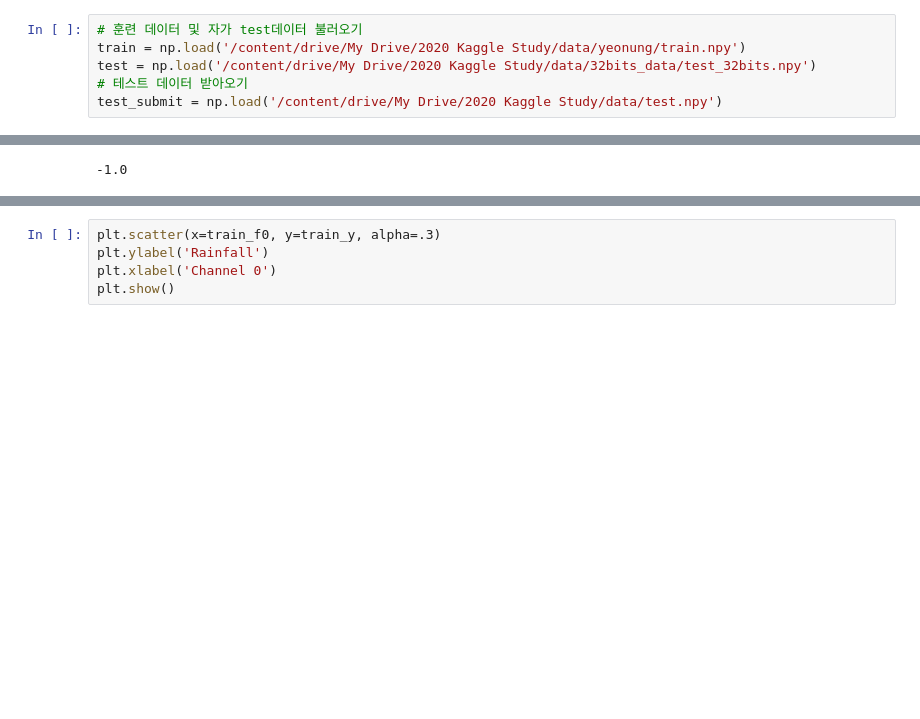
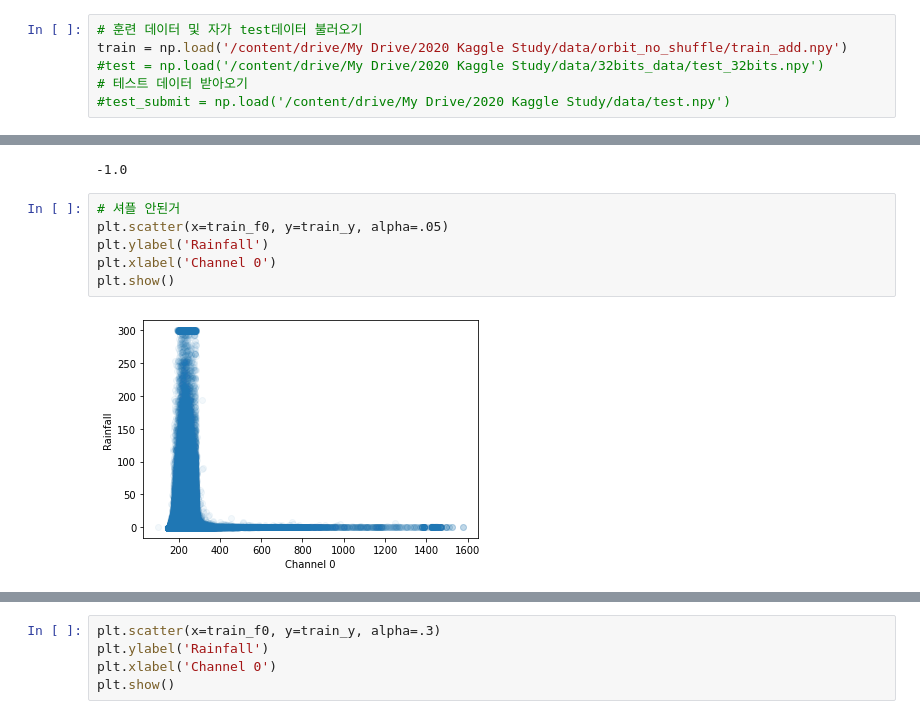
Before and after one commit to deagwon97/dacon-satellite-precipitation, a Jupyter notebook: Dacon2.ipynb, the cells around one changed output, grey strips where cells are left out. Saved outputs shown, nothing was run; the diff lists cells and outputs as text; blank space fills up the shorter version.

```diff
--- a/Dacon2.ipynb
+++ b/Dacon2.ipynb
@@ -30,10 +30,10 @@ tf.__version__
 ## 데이터 불러오기
 # %%
 # 훈련 데이터 및 자가 test데이터 불러오기
-train = np.load('/content/drive/My Drive/2020 Kaggle Study/data/yeonung/train.npy')
-test = np.load('/content/drive/My Drive/2020 Kaggle Study/data/32bits_data/test_32bits.npy')
+train = np.load('/content/drive/My Drive/2020 Kaggle Study/data/orbit_no_shuffle/train_add.npy')
+#test = np.load('/content/drive/My Drive/2020 Kaggle Study/data/32bits_data/test_32bits.npy')
 # 테스트 데이터 받아오기
-test_submit = np.load('/content/drive/My Drive/2020 Kaggle Study/data/test.npy')
+#test_submit = np.load('/content/drive/My Drive/2020 Kaggle Study/data/test.npy')
 # %%
 train.shape
 # %% [output]
@@ -62,3 +62,11 @@ train_y[train_y < 0] = -1
 train_y.min()
 # %% [output]
 -1.0
+# %%
+# 셔플 안된거
+plt.scatter(x=train_f0, y=train_y, alpha=.05)
+plt.ylabel('Rainfall')
+plt.xlabel('Channel 0')
+plt.show()
+# %% [output]
+[figure, added]
```
Also changed, not shown: parts of 35 cells of this notebook.
